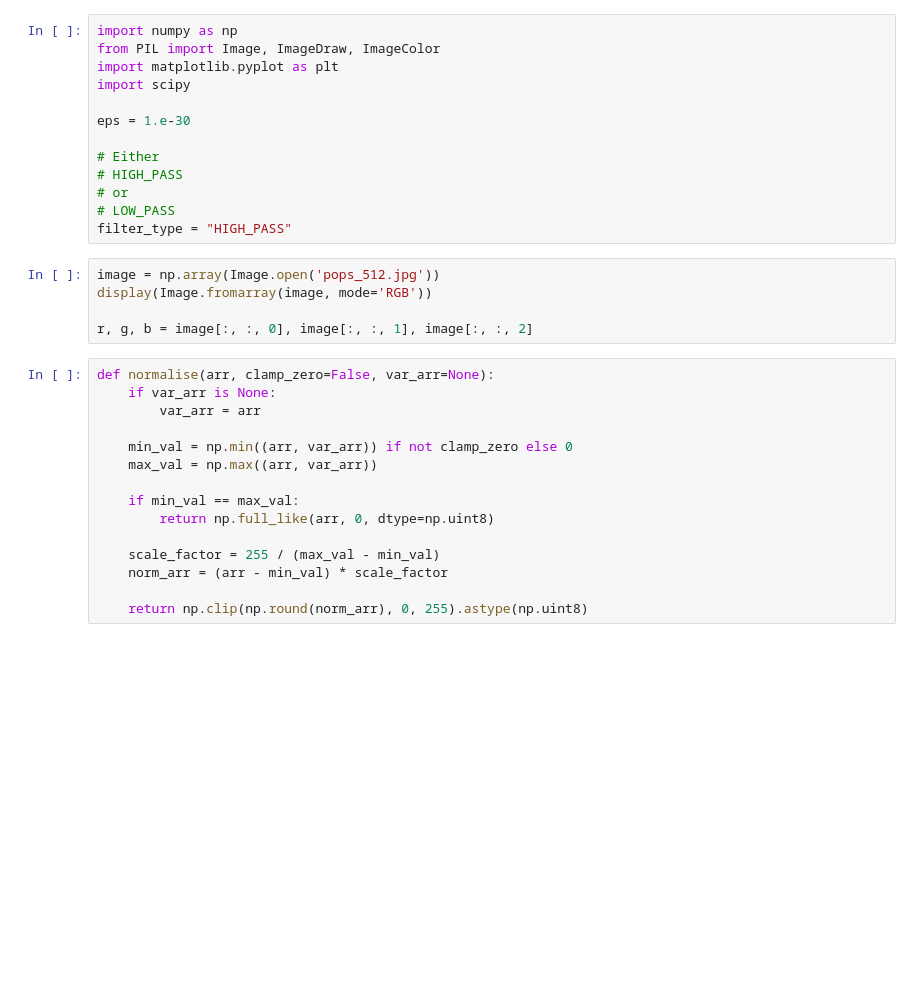
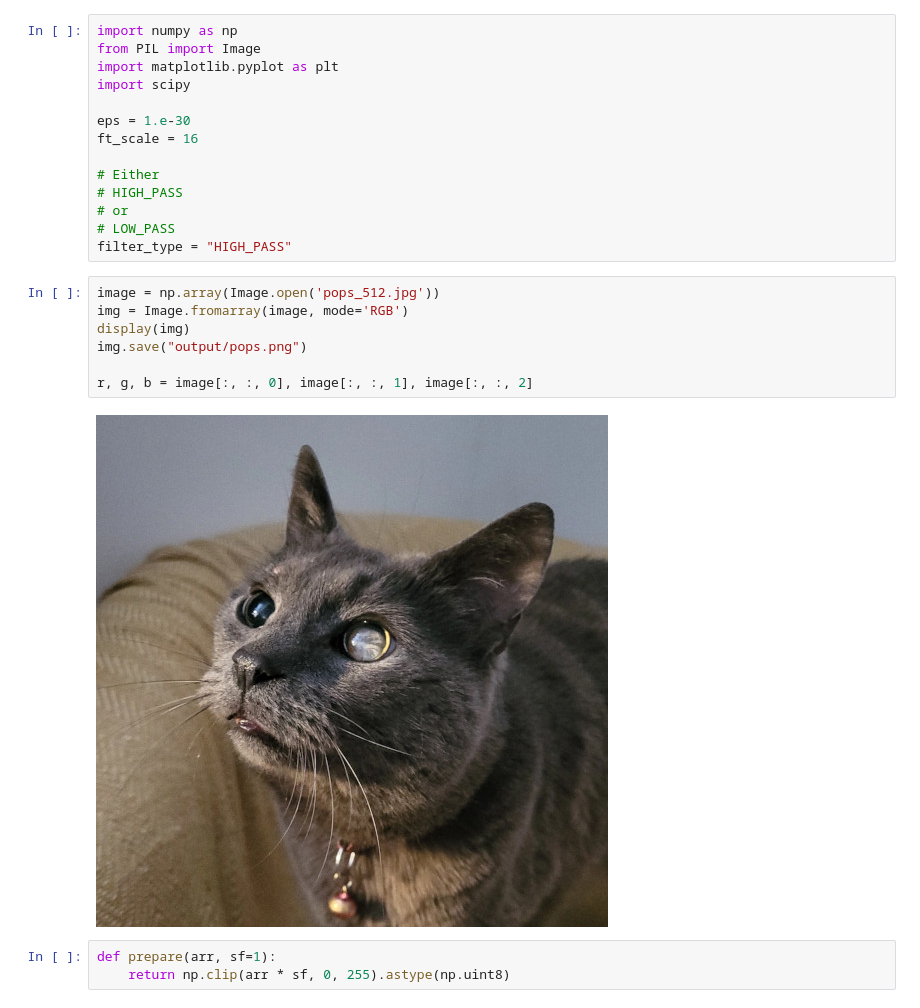
Before and after one commit to peterc-s/fft-filters, a Jupyter notebook: gauss_filter.ipynb, the cells around one changed output. Cells and saved outputs as stored; diff of their text form; blank space fills up the shorter version.

```diff
--- a/gauss_filter.ipynb
+++ b/gauss_filter.ipynb
@@ -1,10 +1,11 @@
 # %%
 import numpy as np
-from PIL import Image, ImageDraw, ImageColor
+from PIL import Image
 import matplotlib.pyplot as plt
 import scipy
 
 eps = 1.e-30
+ft_scale = 16
 
 # Either
 # HIGH_PASS
@@ -13,22 +14,14 @@ eps = 1.e-30
 filter_type = "HIGH_PASS"
 # %%
 image = np.array(Image.open('pops_512.jpg'))
-display(Image.fromarray(image, mode='RGB'))
+img = Image.fromarray(image, mode='RGB')
+display(img)
+img.save("output/pops.png")
 
 r, g, b = image[:, :, 0], image[:, :, 1], image[:, :, 2]
+# %% [output]
+[figure, added]
-# %%
-def normalise(arr, clamp_zero=False, var_arr=None):
-    if var_arr is None:
-        var_arr = arr
-
-    min_val = np.min((arr, var_arr)) if not clamp_zero else 0
-    max_val = np.max((arr, var_arr))
-
-    if min_val == max_val:
-        return np.full_like(arr, 0, dtype=np.uint8)
-
-    scale_factor = 255 / (max_val - min_val)
-    norm_arr = (arr - min_val) * scale_factor
-
-    return np.clip(np.round(norm_arr), 0, 255).astype(np.uint8)
+# %%
+def prepare(arr, sf=1):
+    return np.clip(arr * sf, 0, 255).astype(np.uint8)
 # %%
```
Also changed, not shown: parts of 5 cells of this notebook, 11 other files.
